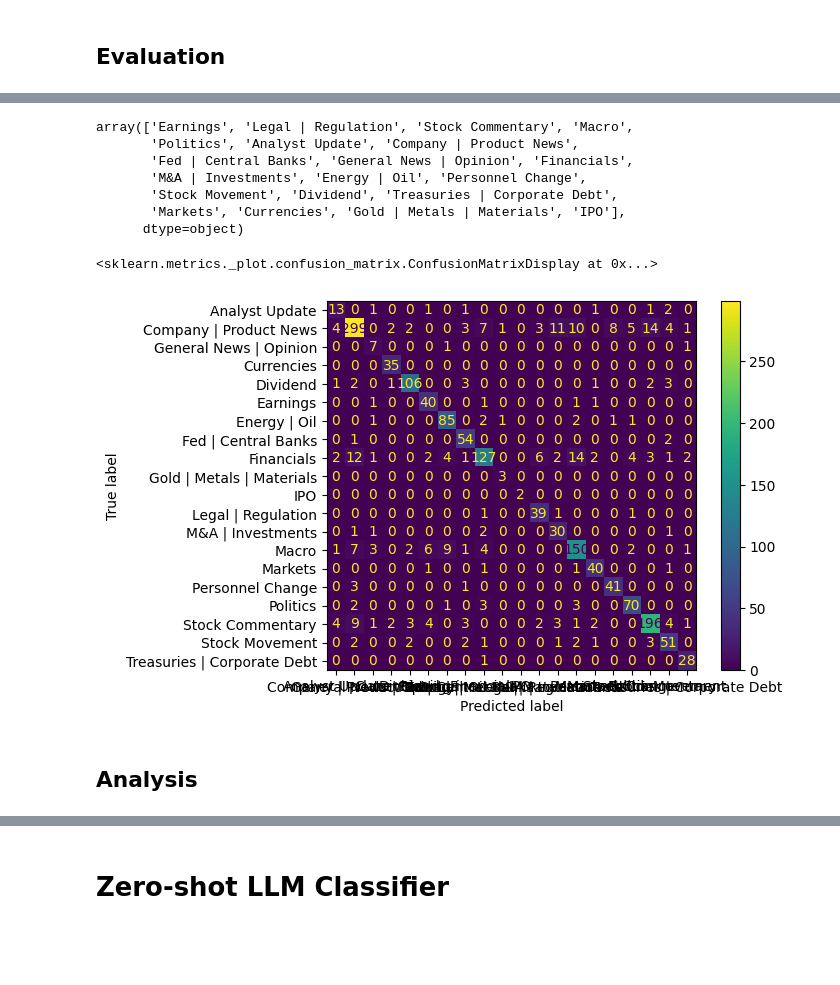
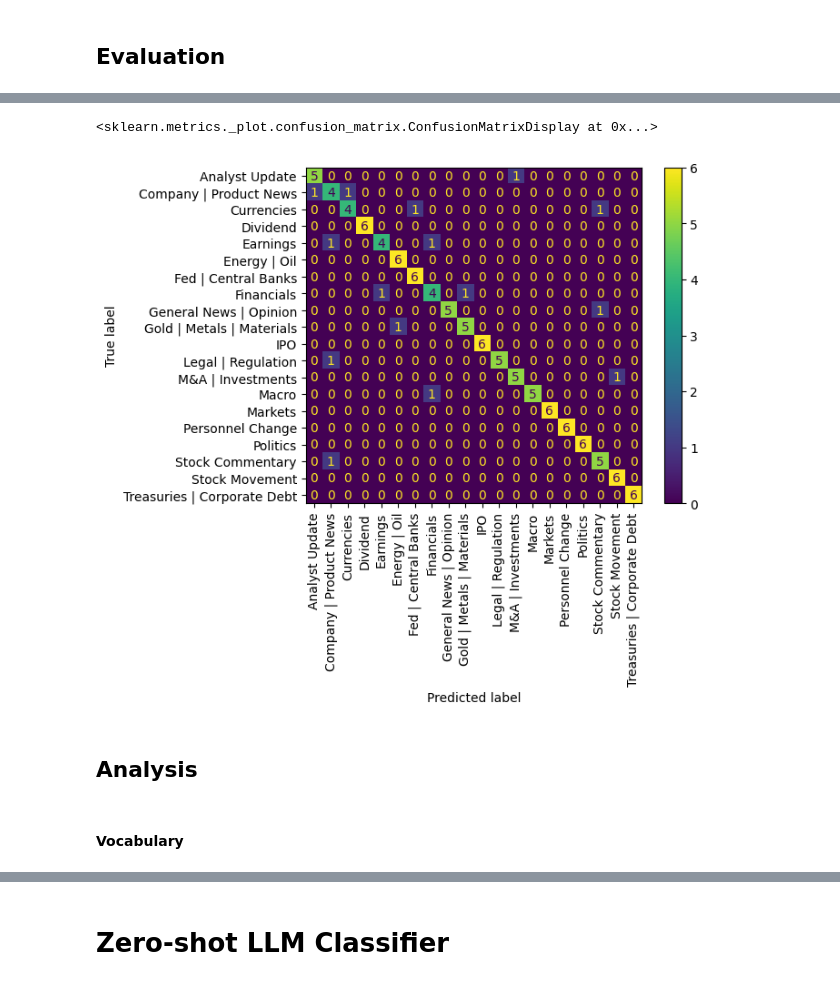
Before and after one commit to oransom48/CU-CompLing-Assignments, a Jupyter notebook: PA1 Text classification/model_comparison.ipynb, the cells around one changed output, grey strips where cells are left out. Drawn from its saved outputs; the diff is of its cells as text; code cells hidden in the pictures; blank space fills up the shorter version.

```diff
--- a/PA1 Text classification/model_comparison.ipynb
+++ b/PA1 Text classification/model_comparison.ipynb
@@ -205,14 +127,6 @@ vectorizer.vocabulary_
 # %%
 import pandas as pd
 
-total_samples = 120
-
-n_classes = test_df['label'].nunique()
-
-samples_per_class = total_samples // n_classes
-
-test_rand_df = test_df.groupby('label', group_keys=False).apply(lambda x: x.sample(samples_per_class, random_state=123)).reset_index(drop=True)
-
-print(test_rand_df['label'].value_counts())
-print(f"Total rows: {len(test_rand_df)}")
+test_df = test_df.groupby('label', group_keys=False).apply(lambda x: x.sample(n=6, random_state=42))
+test_df.info()
 # %% [output]
@@ -260,0 +231,11 @@ LogisticRegression()
+# %%
+model_pipeline = Pipeline([
+    ('cleaner', TextCleaner()),
+    ('vectorizer', CountVectorizer(stop_words=stop_words_list)),
+    ('classifier', LogisticRegression(
+        max_iter=1000,
+        class_weight='balanced'
+    ))
+])
+# %%
+model_pipeline.fit(train_df['text'], train_df['label'])
@@ -261,5 +255,7 @@ LogisticRegression()
 # %% [markdown]
 ## Evaluation
+# %%
+predictions = model_pipeline.predict(test_df['text'])
 # %%
 from sklearn.metrics import classification_report
 
@@ -287,31 +281,19 @@ print(classification_report(test_predictions, y_test))
-# %%
-y_test.unique()
-# %% [output]
-array(['Earnings', 'Legal | Regulation', 'Stock Commentary', 'Macro',
-       'Politics', 'Analyst Update', 'Company | Product News',
-       'Fed | Central Banks', 'General News | Opinion', 'Financials',
-       'M&A | Investments', 'Energy | Oil', 'Personnel Change',
-       'Stock Movement', 'Dividend', 'Treasuries | Corporate Debt',
-       'Markets', 'Currencies', 'Gold | Metals | Materials', 'IPO'],
-      dtype=object)
 # %%
 import matplotlib.pyplot as plt
 from sklearn.metrics import confusion_matrix, ConfusionMatrixDisplay
 
-cm = confusion_matrix(test_predictions, y_test)
+cm = confusion_matrix(y_true=test_df['label'],
+                      y_pred=predictions,
+                      labels=model_pipeline.classes_
+)
+
 disp = ConfusionMatrixDisplay(
     confusion_matrix=cm,
-    display_labels=['Analyst Update', 'Company | Product News',
-       'General News | Opinion', 'Currencies', 'Dividend', 'Earnings',
-       'Energy | Oil', 'Fed | Central Banks', 'Financials',
-       'Gold | Metals | Materials', 'IPO', 'Legal | Regulation',
-       'M&A | Investments', 'Macro', 'Markets', 'Personnel Change',
-       'Politics', 'Stock Commentary', 'Stock Movement',
-       'Treasuries | Corporate Debt']
+    display_labels=model_pipeline.classes_
 )
-disp.plot()
+disp.plot(xticks_rotation=90)
 # %% [output]
 <sklearn.metrics._plot.confusion_matrix.ConfusionMatrixDisplay at 0x...>
-[figure, old version]
+[figure, new version]
 # %% [markdown]
 ## Analysis
@@ -317,0 +304,2 @@ disp.plot()
+# %% [markdown]
+#### Vocabulary
```
Also changed, not shown: parts of 53 cells of this notebook.
